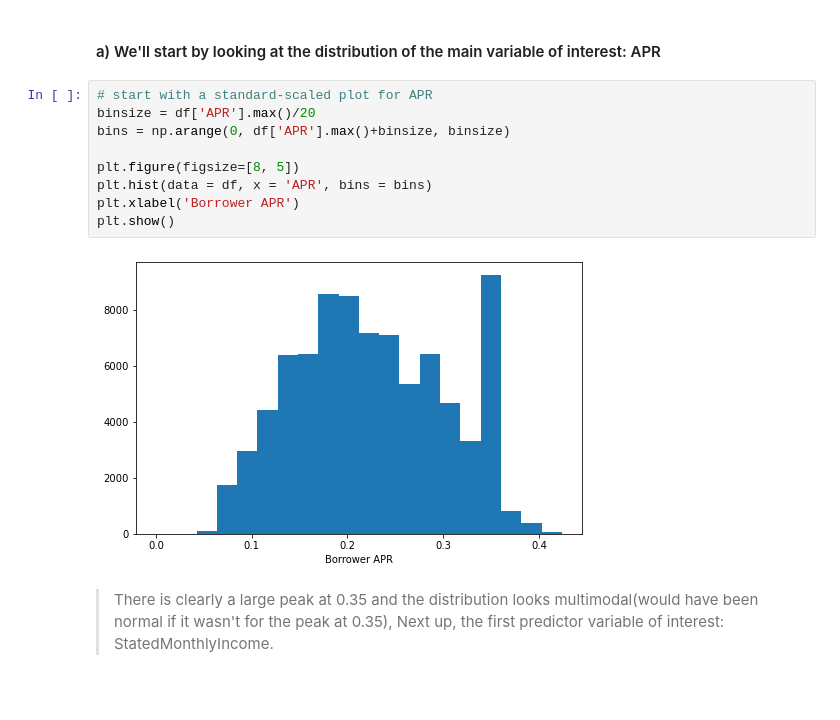
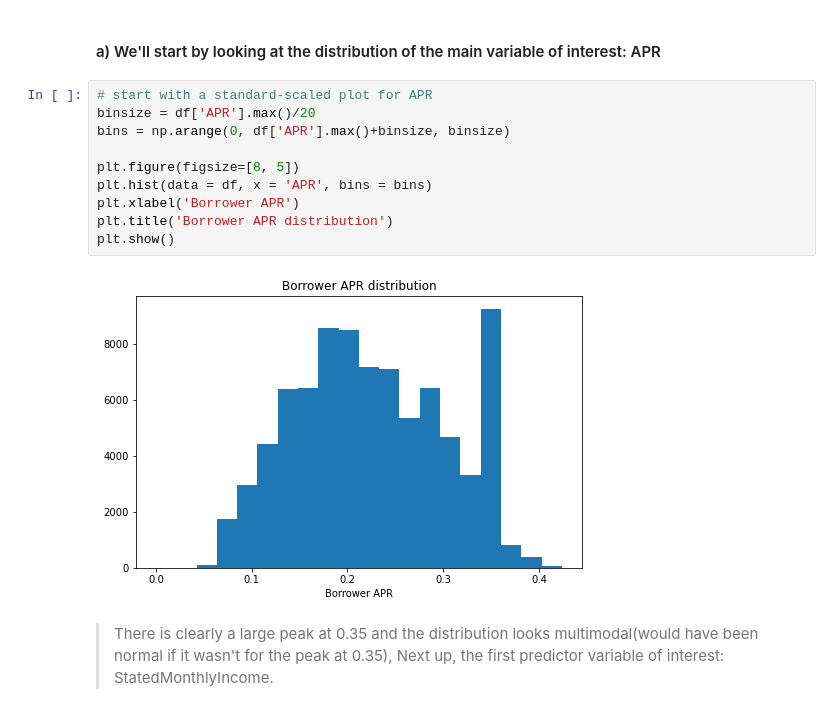
Before and after one commit to AlaaSayed794/UdacityCommunicateFindings, a Jupyter notebook: exploration.ipynb, the cells around one changed output. Cells and saved outputs as stored; diff of their text form.

Commit message:
adding titles and scatter plots polishing

```diff
--- a/exploration.ipynb
+++ b/exploration.ipynb
@@ -102,14 +102,15 @@ and prepare yourself to look at relationships between variables.
 # %%
 # start with a standard-scaled plot for APR
 binsize = df['APR'].max()/20
 bins = np.arange(0, df['APR'].max()+binsize, binsize)
 
 plt.figure(figsize=[8, 5])
 plt.hist(data = df, x = 'APR', bins = bins)
 plt.xlabel('Borrower APR')
+plt.title('Borrower APR distribution')
 plt.show()
 # %% [output]
-[figure, old version]
+[figure, new version]
 # %% [markdown]
 >There is clearly a large peak at 0.35 and the distribution looks multimodal(would have been normal if it wasn't for the peak at 0.35),
 Next up, the first predictor variable of interest: StatedMonthlyIncome.
```
Also changed, not shown: parts of 11 cells of this notebook, 4 other files.
